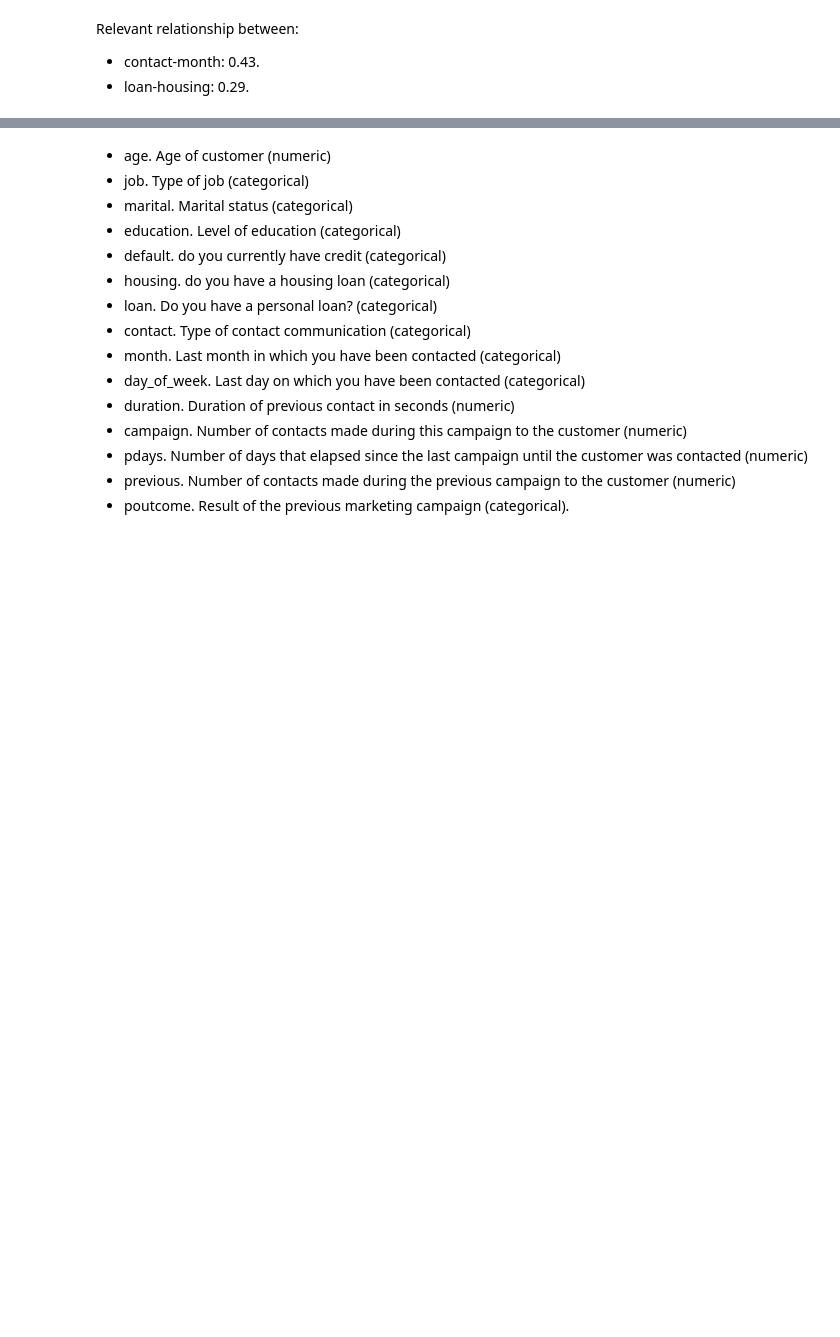
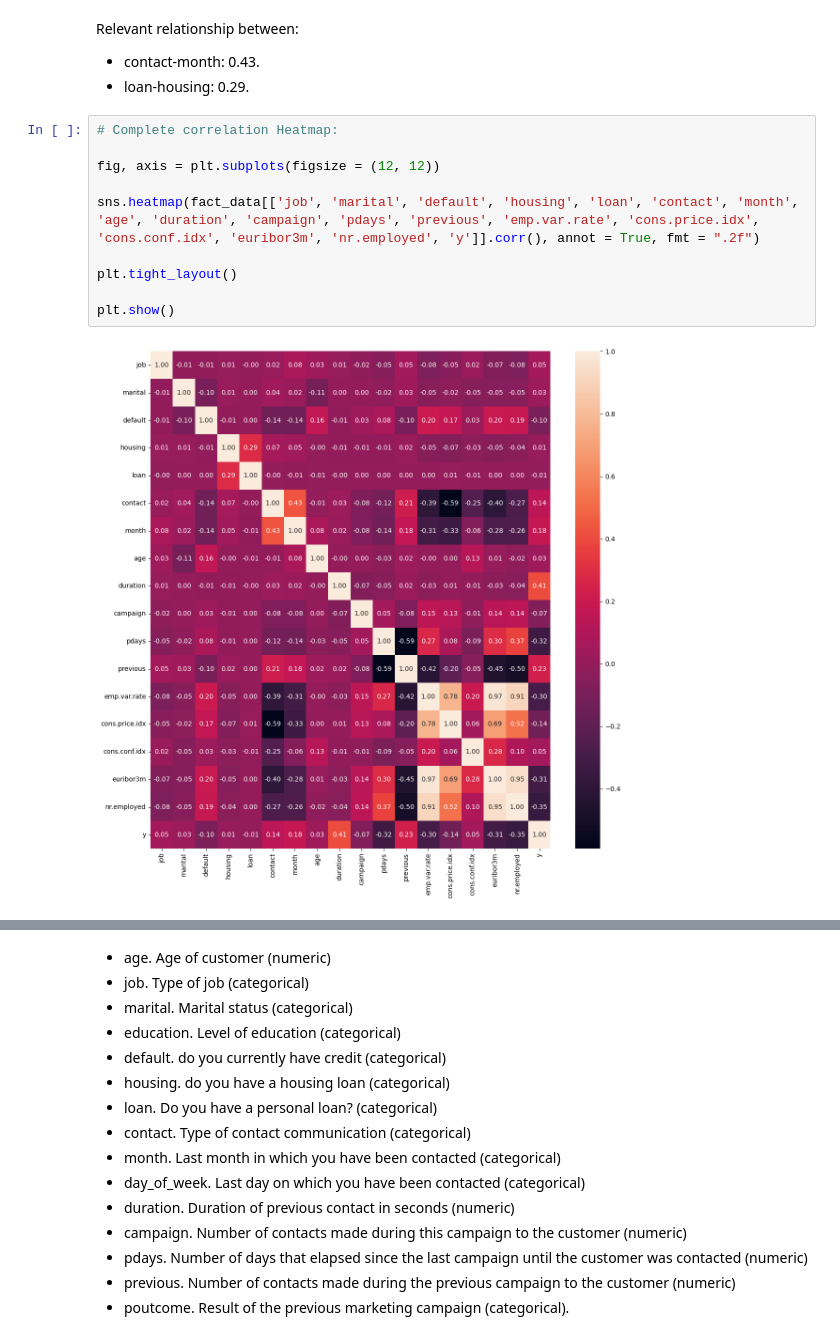
Before and after one commit to 4GeeksAcademy/machine-learning-regresion-logistica-Juli-MM, a Jupyter notebook: src/explore.ipynb, the cells around one changed output, grey strips where cells are left out. Drawn from its saved outputs; the diff is of its cells as text; blank space fills up the shorter version.

```diff
--- a/src/explore.ipynb
+++ b/src/explore.ipynb
@@ -356,3 +364,15 @@ plt.show()
 Relevant relationship between:
 - contact-month: 0.43.
 - loan-housing: 0.29.
+# %%
+# Complete correlation Heatmap:
+
+fig, axis = plt.subplots(figsize = (12, 12))
+
+sns.heatmap(fact_data[['job', 'marital', 'default', 'housing', 'loan', 'contact', 'month', 'age', 'duration', 'campaign', 'pdays', 'previous', 'emp.var.rate', 'cons.price.idx', 'cons.conf.idx', 'euribor3m', 'nr.employed', 'y']].corr(), annot = True, fmt = ".2f")
+
+plt.tight_layout()
+
+plt.show()
+# %% [output]
+[figure, added]
```
Also changed, not shown: parts of 7 cells of this notebook.
